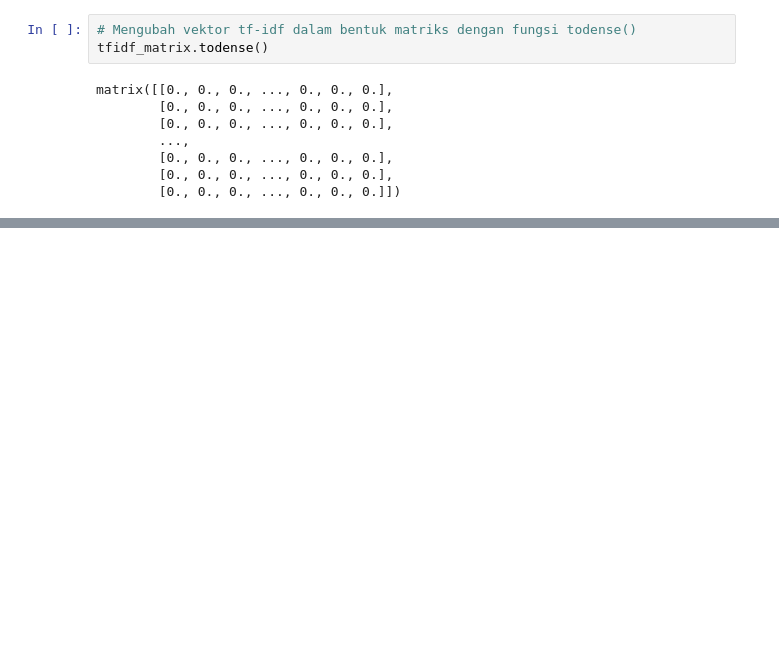
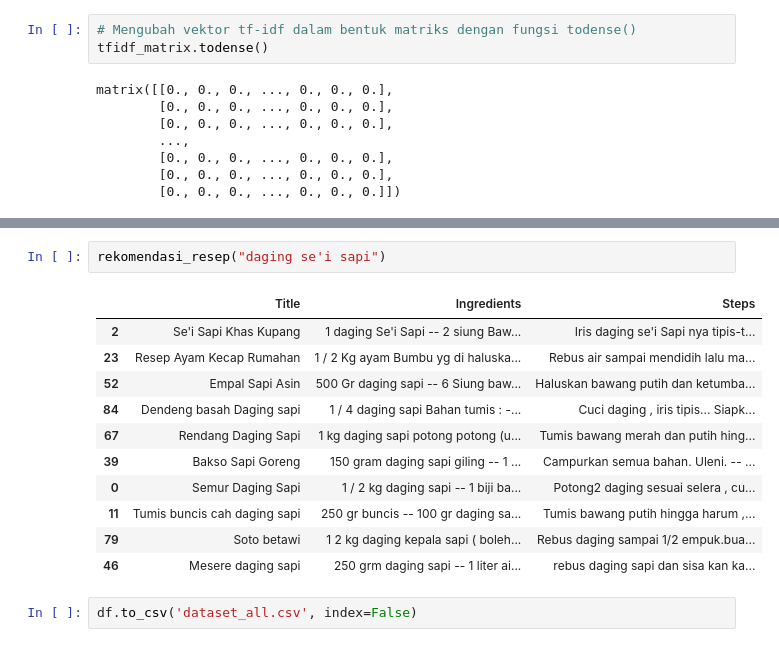
Before and after one commit to I0719031/Bangkit-Capstone-PC628, a Jupyter notebook: Preprocessing.ipynb, the cells around one changed output, grey strips where cells are left out. Cells and saved outputs as stored; diff of their text form; blank space fills up the shorter version.

```diff
--- a/Preprocessing.ipynb
+++ b/Preprocessing.ipynb
@@ -361,0 +430,16 @@ array([[1.        , 0.22774293, 0.19652503, ..., 0.12485669, 0.1171503 ,
+# %%
+rekomendasi_resep("daging se'i sapi")
+# %% [output]
+|  | Title | Ingredients | Steps |
+| 2 | Se'i Sapi Khas Kupang | 1 daging Se'i Sapi -- 2 siung Baw... | Iris daging se'i Sapi nya tipis-t... |
+| 23 | Resep Ayam Kecap Rumahan | 1 / 2 Kg ayam Bumbu yg di haluska... | Rebus air sampai mendidih lalu ma... |
+| 52 | Empal Sapi Asin | 500 Gr daging sapi -- 6 Siung baw... | Haluskan bawang putih dan ketumba... |
+| 84 | Dendeng basah Daging sapi | 1 / 4 daging sapi Bahan tumis : -... | Cuci daging , iris tipis... Siapk... |
+| 67 | Rendang Daging Sapi | 1 kg daging sapi potong potong (u... | Tumis bawang merah dan putih hing... |
+| 39 | Bakso Sapi Goreng | 150 gram daging sapi giling -- 1 ... | Campurkan semua bahan. Uleni. -- ... |
+| 0 | Semur Daging Sapi | 1 / 2 kg daging sapi -- 1 biji ba... | Potong2 daging sesuai selera , cu... |
+| 11 | Tumis buncis cah daging sapi | 250 gr buncis -- 100 gr daging sa... | Tumis bawang putih hingga harum ,... |
+| 79 | Soto betawi | 1 2 kg daging kepala sapi ( boleh... | Rebus daging sampai 1/2 empuk.bua... |
+| 46 | Mesere daging sapi | 250 grm daging sapi -- 1 liter ai... | rebus daging sapi dan sisa kan ka... |
+# %%
+df.to_csv('dataset_all.csv', index=False)
```
Also changed, not shown: parts of 10 cells of this notebook, 5 other files.
